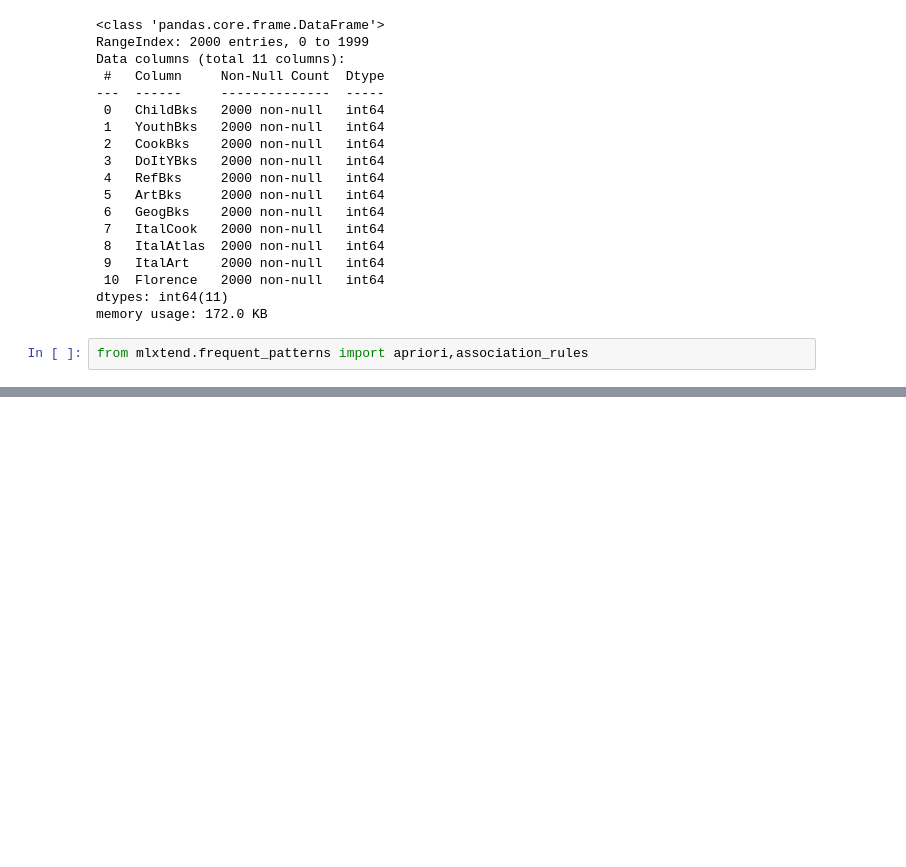
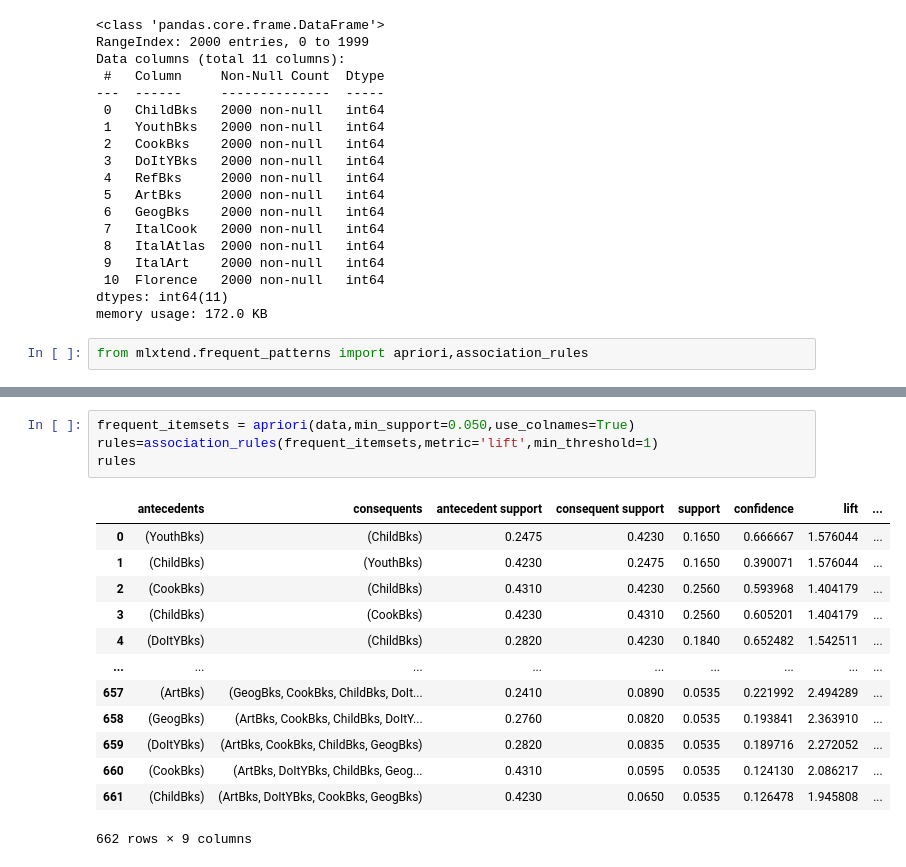
Before and after one commit to vishal166/data-science-assignment, a Jupyter notebook: association rules.ipynb, the cells around one changed output, grey strips where cells are left out. Saved outputs shown, nothing was run; the diff lists cells and outputs as text; blank space fills up the shorter version.

```diff
--- a/association rules.ipynb
+++ b/association rules.ipynb
@@ -110 +110,19 @@ rules[(rules['lift']>= 1.1) & (rules['confidence'] >= 0.5)]
 3272 rows × 9 columns
+# %%
+frequent_itemsets = apriori(data,min_support=0.050,use_colnames=True)
+rules=association_rules(frequent_itemsets,metric='lift',min_threshold=1)
+rules
+# %% [output]
+|  | antecedents | consequents | antecedent support | consequent support | support | confidence | lift | ... |
+| 0 | (YouthBks) | (ChildBks) | 0.2475 | 0.4230 | 0.1650 | 0.666667 | 1.576044 | ... |
+| 1 | (ChildBks) | (YouthBks) | 0.4230 | 0.2475 | 0.1650 | 0.390071 | 1.576044 | ... |
+| 2 | (CookBks) | (ChildBks) | 0.4310 | 0.4230 | 0.2560 | 0.593968 | 1.404179 | ... |
+| 3 | (ChildBks) | (CookBks) | 0.4230 | 0.4310 | 0.2560 | 0.605201 | 1.404179 | ... |
+| 4 | (DoItYBks) | (ChildBks) | 0.2820 | 0.4230 | 0.1840 | 0.652482 | 1.542511 | ... |
+| ... | ... | ... | ... | ... | ... | ... | ... | ... |
+| 657 | (ArtBks) | (GeogBks, CookBks, ChildBks, DoIt... | 0.2410 | 0.0890 | 0.0535 | 0.221992 | 2.494289 | ... |
+| 658 | (GeogBks) | (ArtBks, CookBks, ChildBks, DoItY... | 0.2760 | 0.0820 | 0.0535 | 0.193841 | 2.363910 | ... |
+| 659 | (DoItYBks) | (ArtBks, CookBks, ChildBks, GeogBks) | 0.2820 | 0.0835 | 0.0535 | 0.189716 | 2.272052 | ... |
+| 660 | (CookBks) | (ArtBks, DoItYBks, ChildBks, Geog... | 0.4310 | 0.0595 | 0.0535 | 0.124130 | 2.086217 | ... |
+| 661 | (ChildBks) | (ArtBks, DoItYBks, CookBks, GeogBks) | 0.4230 | 0.0650 | 0.0535 | 0.126478 | 1.945808 | ... |
+662 rows × 9 columns
```
Also changed, not shown: parts of 9 cells of this notebook.
